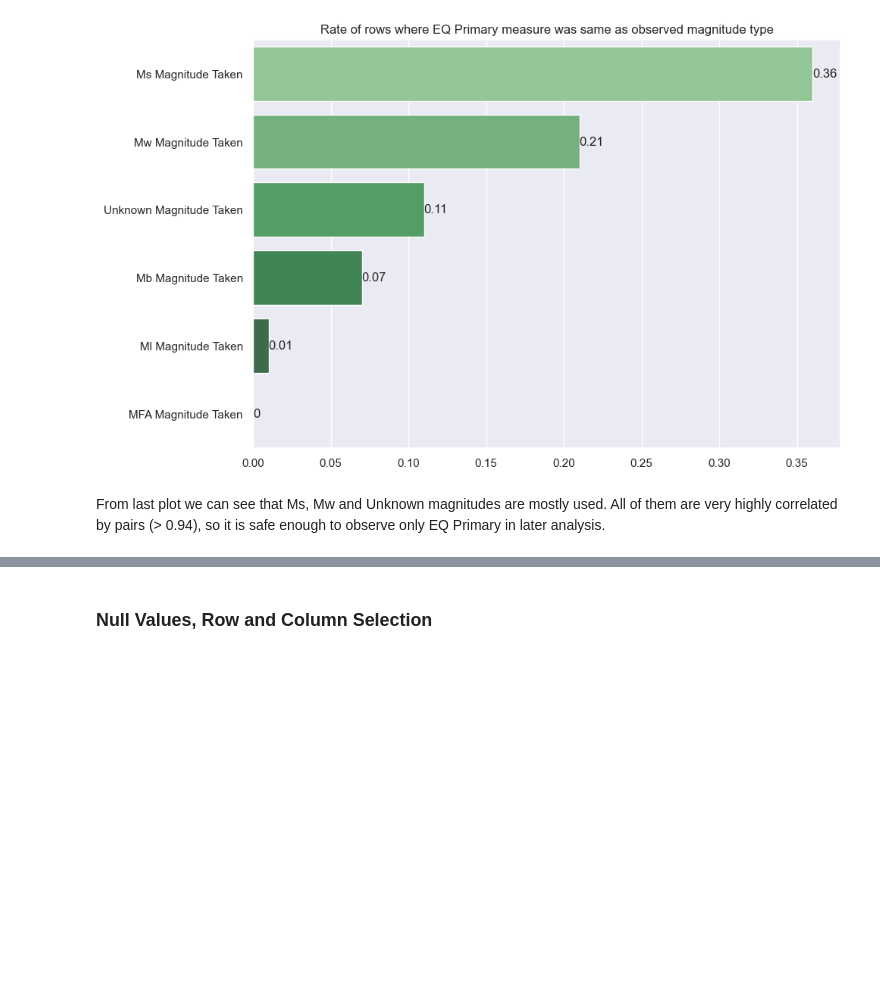
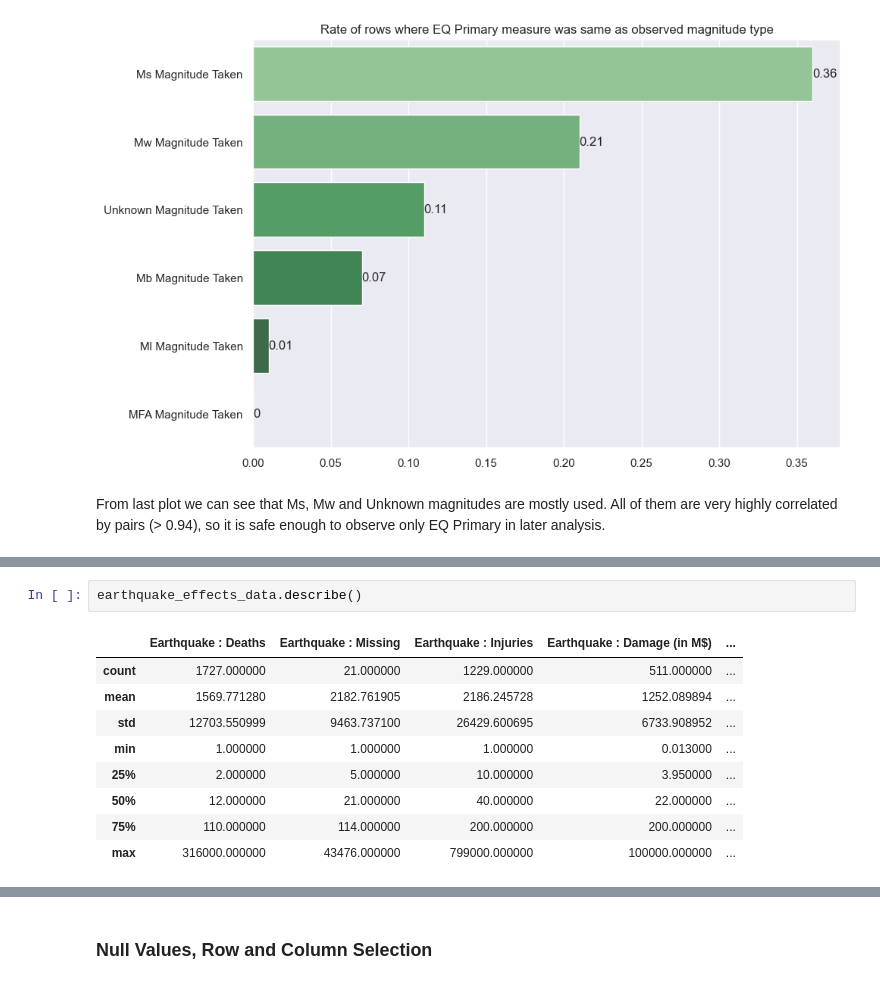
Before and after one commit to DejanGjer/Earthquakes-EDA, a Jupyter notebook: project.ipynb, the cells around one changed output, grey strips where cells are left out. Drawn from its saved outputs; the diff is of its cells as text; blank space fills up the shorter version.

```diff
--- a/project.ipynb
+++ b/project.ipynb
@@ -439,0 +486,12 @@ From last plot we can see that Ms, Mw and Unknown magnitudes are mostly used. Al
+# %%
+earthquake_effects_data.describe()
+# %% [output]
+|  | Earthquake : Deaths | Earthquake : Missing | Earthquake : Injuries | Earthquake : Damage (in M$) | ... |
+| count | 1727.000000 | 21.000000 | 1229.000000 | 511.000000 | ... |
+| mean | 1569.771280 | 2182.761905 | 2186.245728 | 1252.089894 | ... |
+| std | 12703.550999 | 9463.737100 | 26429.600695 | 6733.908952 | ... |
+| min | 1.000000 | 1.000000 | 1.000000 | 0.013000 | ... |
+| 25% | 2.000000 | 5.000000 | 10.000000 | 3.950000 | ... |
+| 50% | 12.000000 | 21.000000 | 40.000000 | 22.000000 | ... |
+| 75% | 110.000000 | 114.000000 | 200.000000 | 200.000000 | ... |
+| max | 316000.000000 | 43476.000000 | 799000.000000 | 100000.000000 | ... |
```
Also changed, not shown: parts of 14 cells of this notebook, 2 other files.
